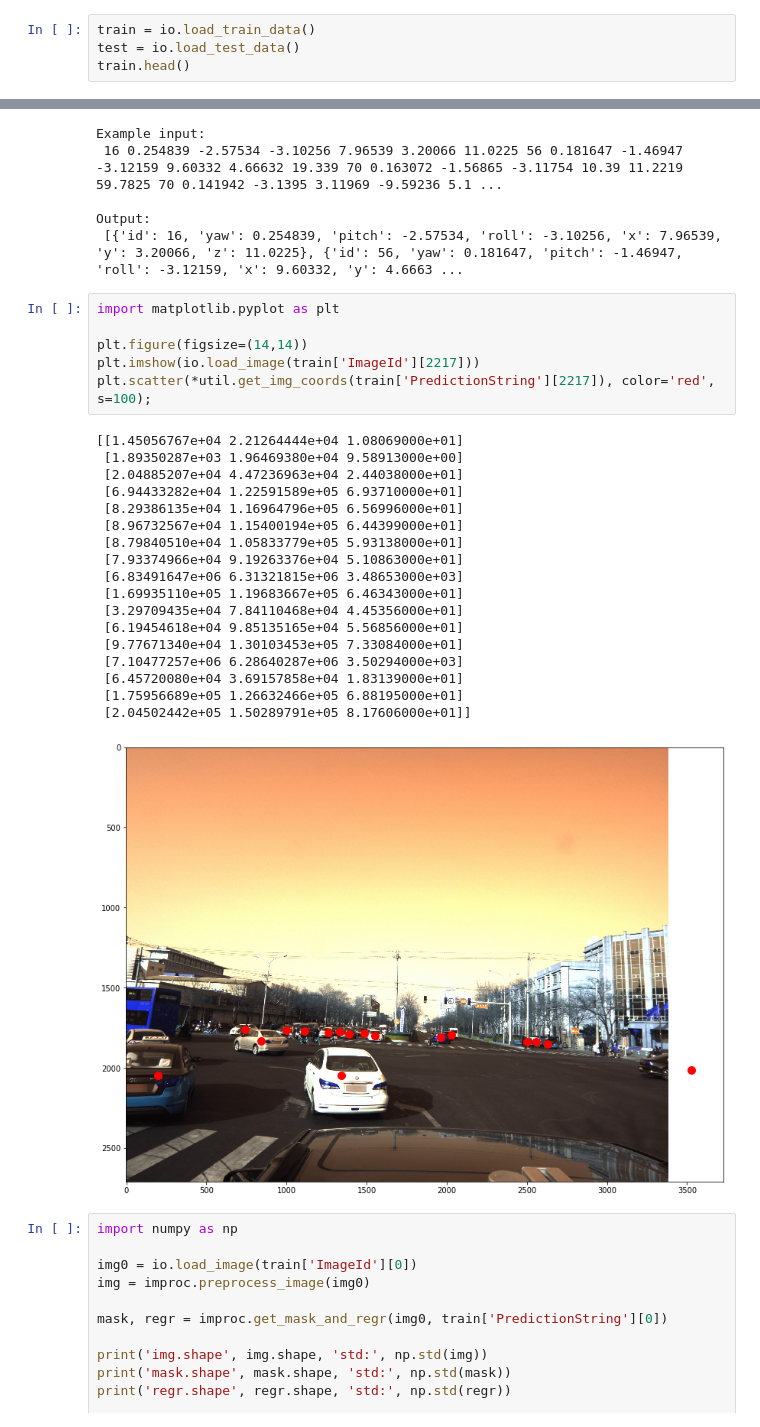
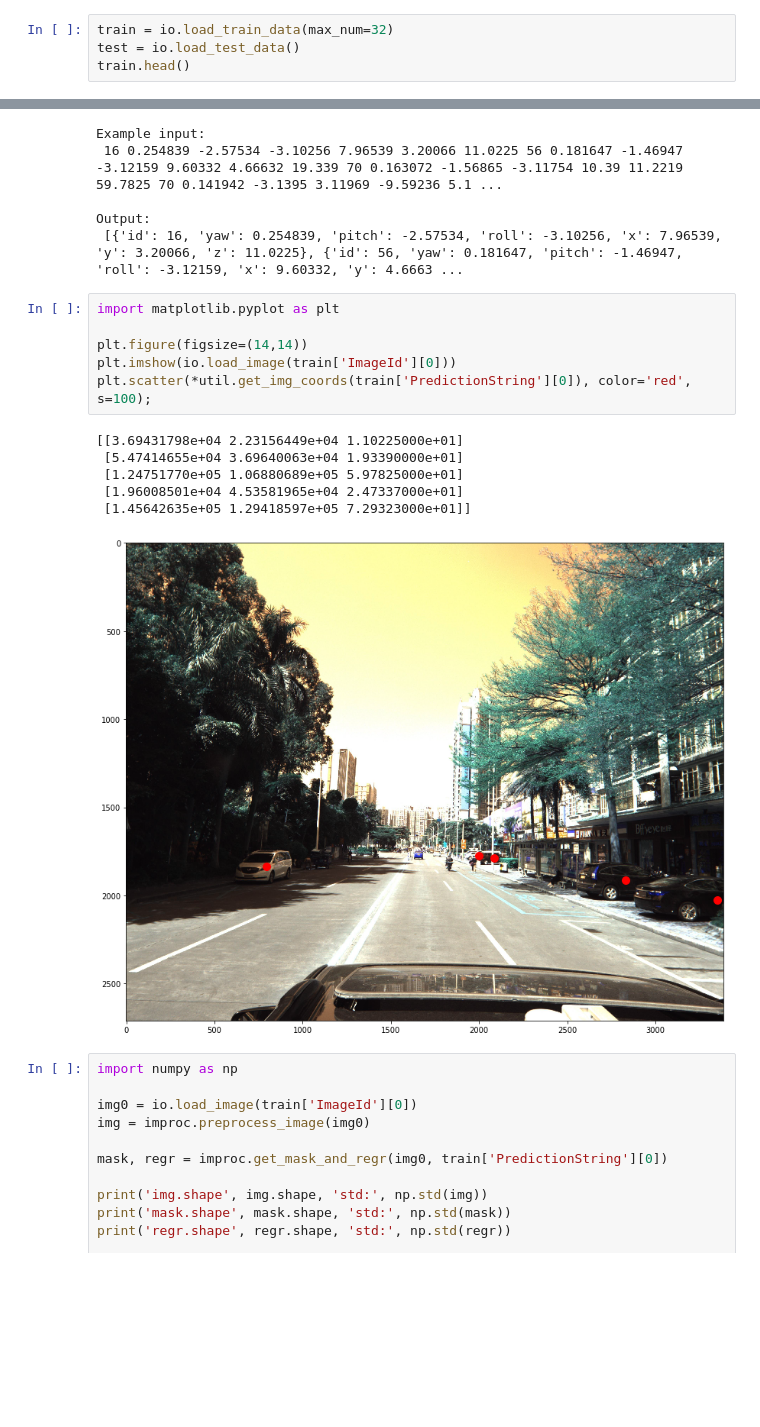
Before and after one commit to ar90n/pku-autonomous-driving, a Jupyter notebook: main.ipynb, the cells around one changed output, grey strips where cells are left out. Cells and saved outputs as stored; diff of their text form; blank space fills up the shorter version.

```diff
--- a/main.ipynb
+++ b/main.ipynb
@@ -2,7 +2,7 @@
 from pathlib import Path
 from pku_autonomous_driving import io,util,improc
 # %%
-train = io.load_train_data()
+train = io.load_train_data(max_num=32)
 test = io.load_test_data()
 train.head()
 # %% [output]
@@ -26,28 +26,16 @@ Output:
 # %%
 import matplotlib.pyplot as plt
 
 plt.figure(figsize=(14,14))
-plt.imshow(io.load_image(train['ImageId'][2217]))
-plt.scatter(*util.get_img_coords(train['PredictionString'][2217]), color='red', s=100);
+plt.imshow(io.load_image(train['ImageId'][0]))
+plt.scatter(*util.get_img_coords(train['PredictionString'][0]), color='red', s=100);
 # %% [output]
-[[1.45056767e+04 2.21264444e+04 1.08069000e+01]
- [1.89350287e+03 1.96469380e+04 9.58913000e+00]
- [2.04885207e+04 4.47236963e+04 2.44038000e+01]
- [6.94433282e+04 1.22591589e+05 6.93710000e+01]
- [8.29386135e+04 1.16964796e+05 6.56996000e+01]
- [8.96732567e+04 1.15400194e+05 6.44399000e+01]
- [8.79840510e+04 1.05833779e+05 5.93138000e+01]
- [7.93374966e+04 9.19263376e+04 5.10863000e+01]
- [6.83491647e+06 6.31321815e+06 3.48653000e+03]
- [1.69935110e+05 1.19683667e+05 6.46343000e+01]
- [3.29709435e+04 7.84110468e+04 4.45356000e+01]
- [6.19454618e+04 9.85135165e+04 5.56856000e+01]
- [9.77671340e+04 1.30103453e+05 7.33084000e+01]
- [7.10477257e+06 6.28640287e+06 3.50294000e+03]
- [6.45720080e+04 3.69157858e+04 1.83139000e+01]
- [1.75956689e+05 1.26632466e+05 6.88195000e+01]
- [2.04502442e+05 1.50289791e+05 8.17606000e+01]]
+[[3.69431798e+04 2.23156449e+04 1.10225000e+01]
+ [5.47414655e+04 3.69640063e+04 1.93390000e+01]
+ [1.24751770e+05 1.06880689e+05 5.97825000e+01]
+ [1.96008501e+04 4.53581965e+04 2.47337000e+01]
+ [1.45642635e+05 1.29418597e+05 7.29323000e+01]]
-[figure, old version]
+[figure, new version]
 # %%
 import numpy as np
 
```
Also changed, not shown: parts of 15 cells of this notebook, 13 other files.
